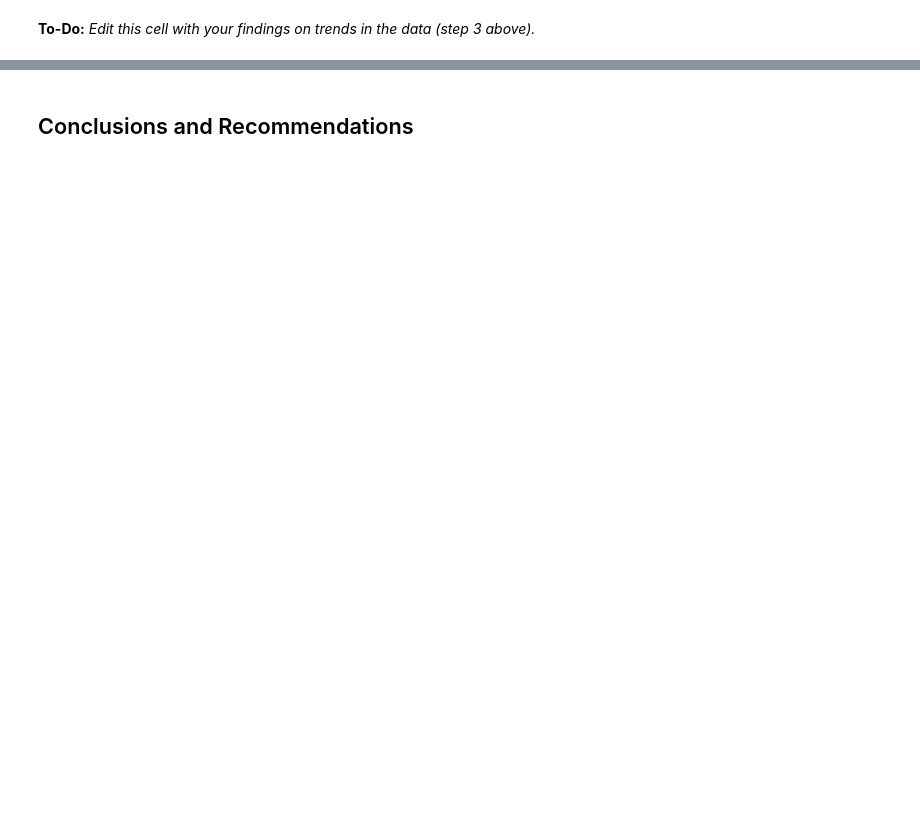
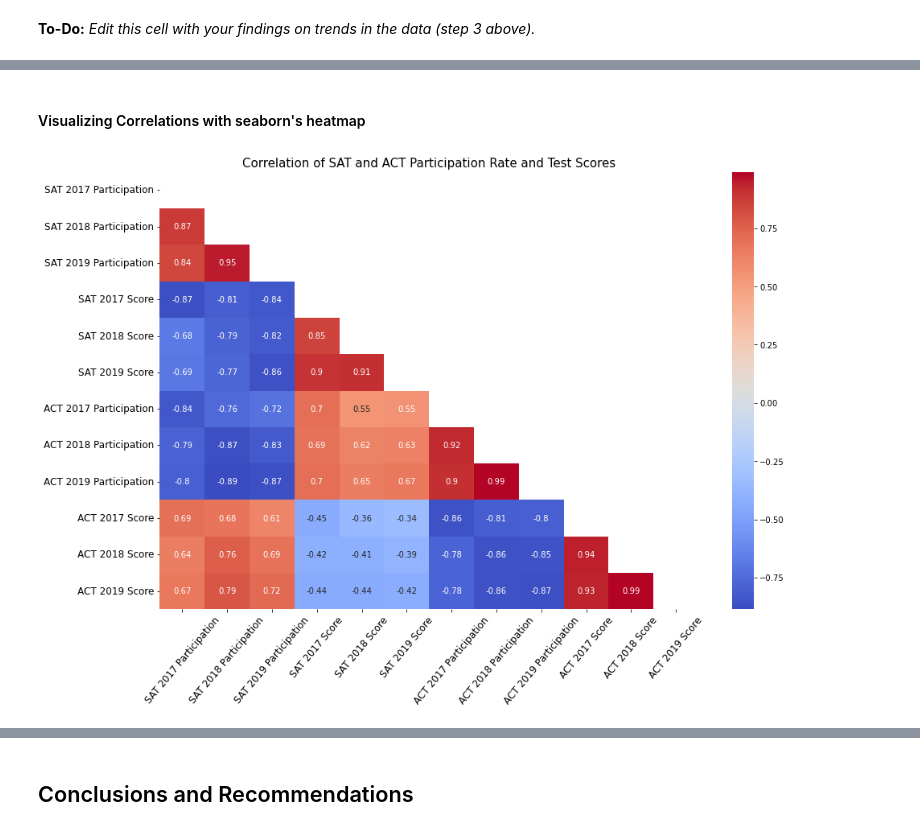
Before and after one commit to xiutingchiam/GA_Projects, a Jupyter notebook: project_1/code/starter-code.ipynb, the cells around one changed output, grey strips where cells are left out. Cells and saved outputs as stored; diff of their text form; code cells hidden in the pictures; blank space fills up the shorter version.

```diff
--- a/project_1/code/starter-code.ipynb
+++ b/project_1/code/starter-code.ipynb
@@ -134,0 +698,12 @@ Import the datasets that you selected for this project and go through the follow
+# %%
+#Drop Puerto Rico and Virgin Islands from SAT 2019 as they are not a State in United States and other datasets did not include these 2 rows of data
+sat_19.drop([39, 47], inplace = True)
+
+#Reset index after national row is removed
+sat_19.reset_index(drop = True, inplace = True)
+# %%
+#Converts Participation from % to float
+sat_19['Participation Rate'] = sat_19['Participation Rate'].apply(lambda x: string_percent_to_float(x))
+# %%
+#Rename columns
+sat_19.rename(columns={'Participation Rate':'Participation_sat19', 'Total':'Total_sat19'}, inplace = True)
@@ -227,0 +1362,37 @@ Here are some prompts to get you started with visualizations. Feel free to add a
+# %% [markdown]
+#### Visualizing Correlations with seaborn's heatmap
+# %%
+#Data for correlation checking
+data = ['Participation_sat17', 'Participation_sat18', 'Participation_sat19',
+        'Total_sat17', 'Total_sat18', 'Total_sat19',
+        'Participation_act17', 'Participation_act18', 'Participation_act19',
+        'Composite_act17', 'Composite_act18', 'Composite_act19']
+# %%
+#Set figure size
+plt.figure(figsize = (15, 10))
+
+corr = combined_df[data].corr()
+mask = np.zeros_like(corr)
+mask[np.triu_indices_from(mask)] = True
+
+plt.title('Correlation of SAT and ACT Participation Rate and Test Scores', fontsize = 15)
+
+heatmap = sns.heatmap(corr,
+            mask = mask,
+            cmap = 'coolwarm',
+            annot = True)
+
+#Grouping together the participation rates and scores of each test, will give a better view of the correlations
+heatmap.set_xticklabels(['SAT 2017 Participation', 'SAT 2018 Participation', 'SAT 2019 Participation',
+                         'SAT 2017 Score', 'SAT 2018 Score', 'SAT 2019 Score',
+                         'ACT 2017 Participation', 'ACT 2018 Participation', 'ACT 2019 Participation',
+                         'ACT 2017 Score', 'ACT 2018 Score', 'ACT 2019 Score'], fontsize = 12, rotation = 50)
+
+heatmap.set_yticklabels(['SAT 2017 Participation', 'SAT 2018 Participation', 'SAT 2019 Participation',
+                         'SAT 2017 Score', 'SAT 2018 Score', 'SAT 2019 Score',
+                         'ACT 2017 Participation', 'ACT 2018 Participation', 'ACT 2019 Participation',
+                         'ACT 2017 Score', 'ACT 2018 Score', 'ACT 2019 Score'], fontsize = 12)
+
+plt.savefig('../charts/Heatmap.jpg')
+# %% [output]
+[figure, added]
```
Also changed, not shown: parts of 163 cells of this notebook, 8 other files.
